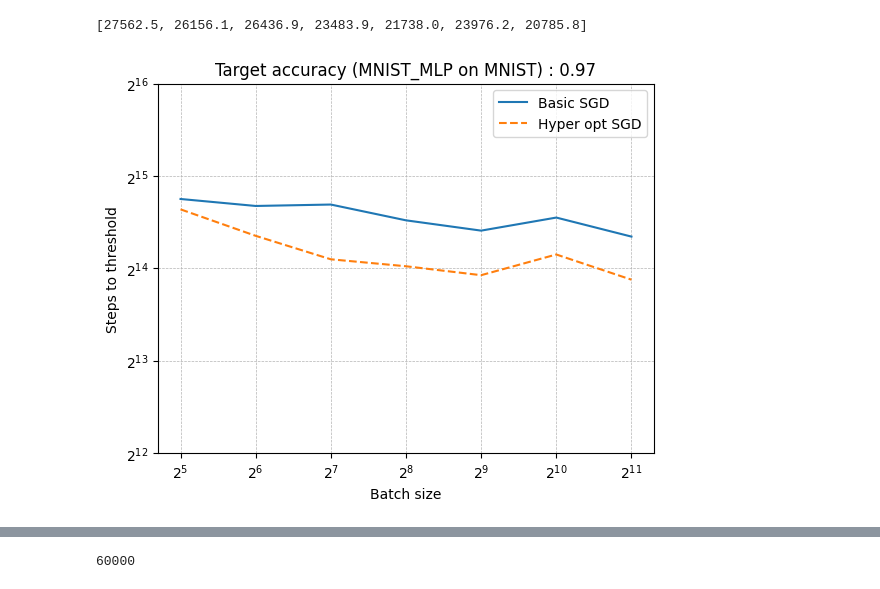
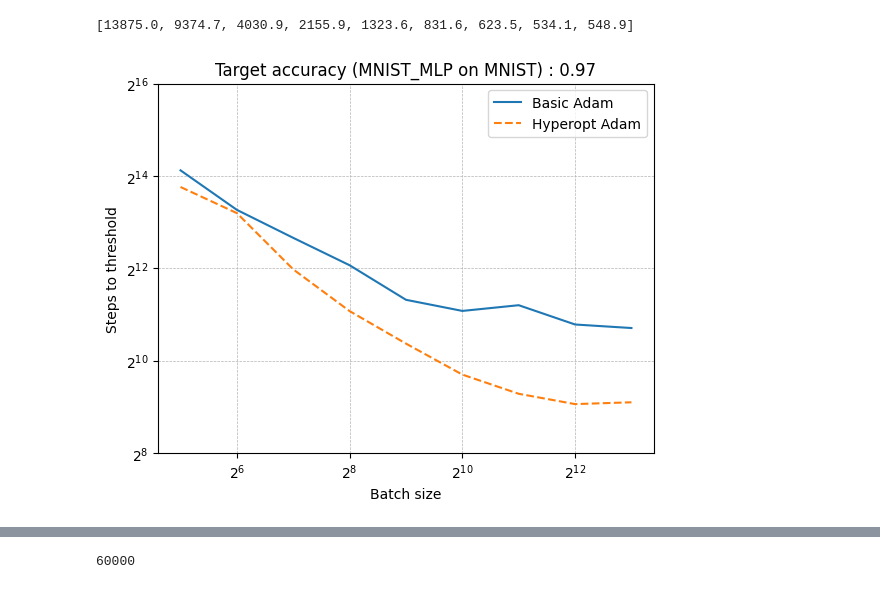
Before and after one commit to El-One1/Parameters-is-all-you-need, a Jupyter notebook: batch_size/plot.ipynb, the cells around one changed output, grey strips where cells are left out. Saved outputs shown, nothing was run; the diff lists cells and outputs as text; code cells hidden in the pictures.

Commit message:
Add results and plot models file

```diff
--- a/batch_size/plot.ipynb
+++ b/batch_size/plot.ipynb
@@ -5,13 +5,13 @@ import torchvision
 import torch
 # %%
 model_name = "MNIST_MLP"
-optimizer_name = "SGD"
+optimizer_name = "Adam"
 dataset_name = "MNIST"
 loss_fn_name = "CrossEntropyLoss"
-lr = 0.1
+lr = 0.001
 momentum = 0.0
 batch_size_min = 5
-batch_size_max = 11
+batch_size_max = 13
 target_acc = 0.97
 nb_file = 0
 # %%
@@ -20,43 +20,43 @@ name_file = "results/" + model_name + "_" + optimizer_name + "_" + dataset_name
 
 
 with open(name_file, 'rb') as f:
-    steps_normal = pickle.load(f)
+    steps_normal, times_normal = pickle.load(f)
 # %%
 hyperoptimization = 1
 name_file = "results/" + model_name + "_" + optimizer_name + "_" + dataset_name + "_" + loss_fn_name + "_" + str(lr) + "_" + str(momentum) + "_" + str(hyperoptimization) +  "_" + str(batch_size_min) + "_" + str(batch_size_max) + "_" + str(target_acc) + "_" + str(nb_file) + ".pkl"
 
 
 with open(name_file, 'rb') as f:
-    steps_hyperopt = pickle.load(f)
+    steps_hyperopt, times_hyperopt = pickle.load(f)
 # %%
-print(steps)
+print(steps_hyperopt)
 # %% [output]
-[27562.5, 26156.1, 26436.9, 23483.9, 21738.0, 23976.2, 20785.8]
+[13875.0, 9374.7, 4030.9, 2155.9, 1323.6, 831.6, 623.5, 534.1, 548.9]
 # %%
 batch_sizes = [2**x for x in range(batch_size_min, batch_size_max + 1)]
 # %%
 # Créer la figure et les axes
 fig, ax = plt.subplots()
 
 # Tracer les courbes
-ax.plot(batch_sizes, steps_normal, label="Basic SGD")
-ax.plot(batch_sizes, steps_hyperopt, label="Hyper opt SGD", linestyle="--")
+ax.plot(batch_sizes, steps_normal, label="Basic " + optimizer_name)
+ax.plot(batch_sizes, steps_hyperopt, label="Hyperopt "+optimizer_name, linestyle="--")
 
 # Ajouter les légendes, les titres et les échelles
 ax.legend()
 ax.set_title("Target accuracy ({} on {}) : {}".format(model_name, dataset_name, str(target_acc)))
 ax.set_xlabel("Batch size")
 ax.set_ylabel("Steps to threshold")
 ax.set_xscale("log", base=2)
 ax.set_yscale("log", base=2)
 
 # Ajouter le quadrillage
 ax.grid(True, which="both", ls="--", lw=0.5, color="0.7")
 
 # Définir les limites de l'axe y
-ax.set_ylim([2**12, 2**16])
+ax.set_ylim([2**8, 2**16])
 
 # Afficher la figure
 plt.show()
 # %% [output]
-[figure, old version]
+[figure, new version]
```
Also changed, not shown: parts of 5 cells of this notebook, 5 other files.
